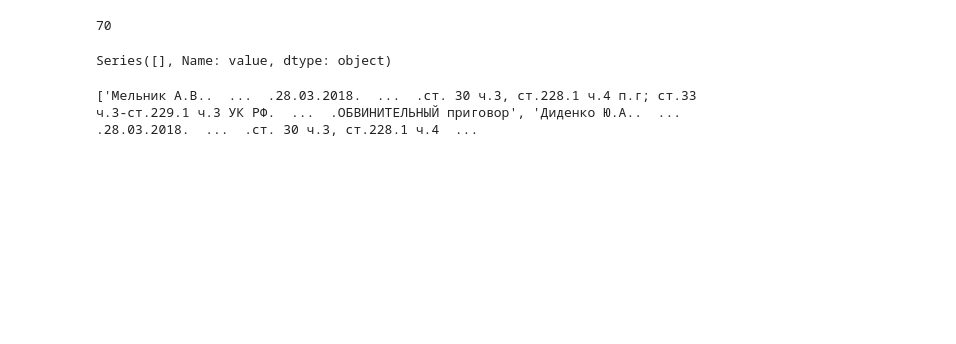
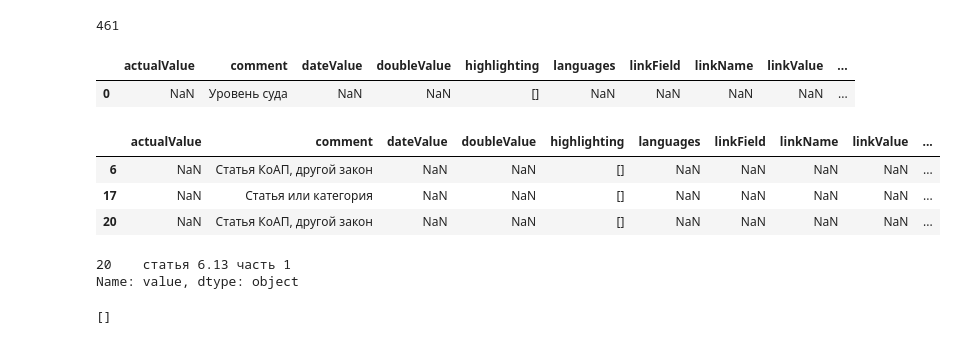
Before and after one commit to tonko22/228_parser, a Jupyter notebook: parsing_contraband_jsons.ipynb, the cells around one changed output. Saved outputs shown, nothing was run; the diff lists cells and outputs as text; code cells hidden in the pictures; blank space fills up the shorter version.

```diff
--- a/parsing_contraband_jsons.ipynb
+++ b/parsing_contraband_jsons.ipynb
@@ -22,9 +22,9 @@ def parse_text(case_text_html: str):
     parser.close()
     return text
 # %%
-len(glob.glob("Дела/Сбыт/raw_csv/*"))
+len(glob.glob("data/Пропаганда/raw_csv/*"))
 # %% [output]
-70
+461
 # %%
 for fpath in glob.glob("Дела/Сбыт/raw_csv/*"):
     try:
@@ -36,8 +36,20 @@ for fpath in glob.glob("Дела/Сбыт/raw_csv/*"):
     except:
         print(fname)
 # %%
-df = pd.read_csv("contraband_cases/Уголовное_дело_1-1_2018_(1-67_2017;)_2018-03-28T01:00:00.csv")
+df = pd.read_csv("data/Пропаганда/csv/Дело_об_административном_правонарушении_5-65_2018_2018-03-19T04:00:00.csv")
+df.head(1)
+# %% [output]
+|  | actualValue | comment | dateValue | doubleValue | highlighting | languages | linkField | linkName | linkValue | ... |
+| 0 | NaN | Уровень суда | NaN | NaN | [] | NaN | NaN | NaN | NaN | ... |
+# %%
+df[df["comment"].str.contains("Статья")]
+# %% [output]
+|  | actualValue | comment | dateValue | doubleValue | highlighting | languages | linkField | linkName | linkValue | ... |
+| 6 | NaN | Статья КоАП, другой закон | NaN | NaN | [] | NaN | NaN | NaN | NaN | ... |
+| 17 | NaN | Статья или категория | NaN | NaN | [] | NaN | NaN | NaN | NaN | ... |
+| 20 | NaN | Статья КоАП, другой закон | NaN | NaN | [] | NaN | NaN | NaN | NaN | ... |
 # %%
-df[df["comment"]=="Уровнь суда"]["value"]
+df[df["comment"]=="Статья закона"]["value"]
 # %% [output]
-Series([], Name: value, dtype: object)
+20    статья 6.13 часть 1
+Name: value, dtype: object
@@ -49,9 +63,11 @@ def get_defendants(defendants: pd.Series):
         names.append(name)
     return names
 
+def get_article
+
 get_defendants(df[df["comment"]=="Лица"]["value"])
 # %% [output]
-['Мельник А.В..  ...  .28.03.2018.  ...  .ст. 30 ч.3, ст.228.1 ч.4 п.г; ст.33 ч.3-ст.229.1 ч.3 УК РФ.  ...  .ОБВИНИТЕЛЬНЫЙ приговор', 'Диденко Ю.А..  ...  .28.03.2018.  ...  .ст. 30 ч.3, ст.228.1 ч.4  ...
+[]
 # %%
 import traceback
 
```
Also changed, not shown: parts of 11 cells of this notebook, 4 other files.
